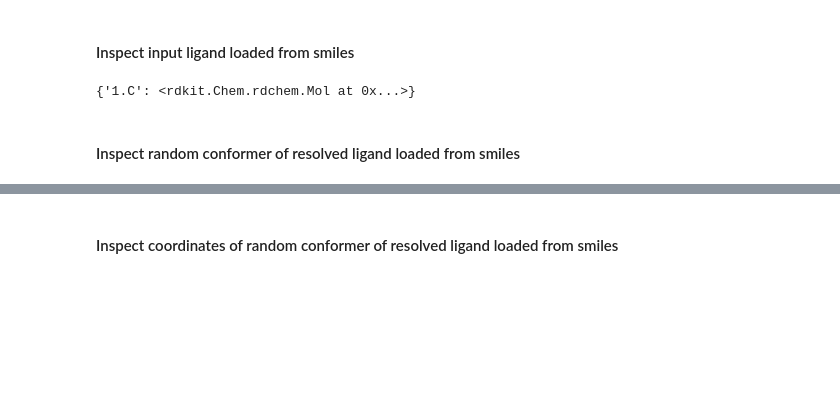
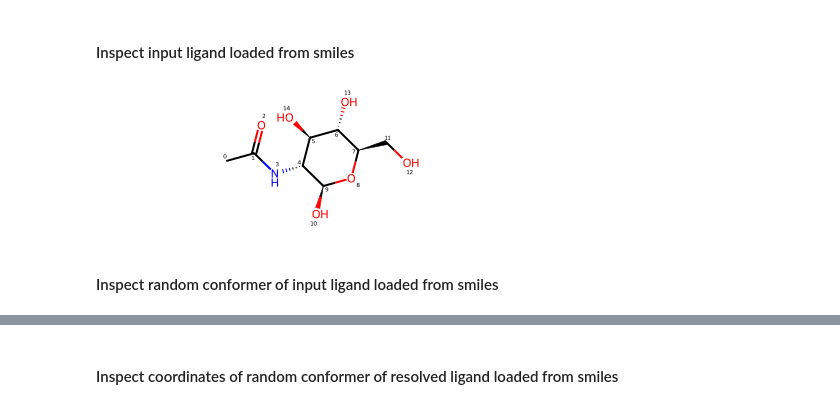
Before and after one commit to plinder-org/plinder, a Jupyter notebook: docs/examples/loader_examples.ipynb, the cells around one changed output, grey strips where cells are left out. Saved outputs shown, nothing was run; the diff lists cells and outputs as text; code cells hidden in the pictures; blank space fills up the shorter version.

```diff
--- a/docs/examples/loader_examples.ipynb
+++ b/docs/examples/loader_examples.ipynb
@@ -16,9 +105,13 @@ from pathlib import Path
 # %%
-ROOT_DIR = Path("/Users/yusuf/.local/share")
+plix = "1avd__1__1.A__1.C"
+
+ROOT_DIR = Path.home() / ".local/share"
 holo_struc = Structure.load_structure(
-    id="1avd__1__1.A__1.C",
-    protein_path=ROOT_DIR/"plinder/2024-06/v2/systems/1avd__1__1.A__1.C/receptor.cif",
-    protein_sequence=ROOT_DIR/"plinder/2024-06/v2/systems/1avd__1__1.A__1.C/sequences.fasta",
-    list_ligand_sdf_and_input_smiles=[(ROOT_DIR/"plinder/2024-06/v2/systems/1avd__1__1.A__1.C/ligand_files/1.C.sdf"
-        , "CC(=O)N[C@@H]1[C@H]([C@@H]([C@H](O[C@H]1O)CO)O)O")]
-    )
+    id=plix,
+    protein_path=ROOT_DIR/f"plinder/2024-06/v2/systems/{plix}/receptor.cif",
+    protein_sequence=ROOT_DIR/f"plinder/2024-06/v2/systems/{plix}/sequences.fasta",
+    list_ligand_sdf_and_input_smiles=[(
+        ROOT_DIR/f"plinder/2024-06/v2/systems/{plix}/ligand_files/1.C.sdf",
+        "CC(=O)N[C@@H]1[C@H]([C@@H]([C@H](O[C@H]1O)CO)O)O"
+    )]
+)
@@ -150,10 +245,9 @@ holo_struc.resolved_ligand_mols #resolved_ligand_mols
 # %% [markdown]
 #### Inspect input  ligand loaded from smiles
 # %%
-holo_struc.input_ligand_templates #resolved_ligand_mols
-holo_struc.input_ligand_conformers  #resolved_ligand_conformers
+holo_struc.input_ligand_templates['1.C'] #resolved_ligand_mols
 # %% [output]
-{'1.C': <rdkit.Chem.rdchem.Mol at 0x...>}
+[figure, added]
 # %% [markdown]
-#### Inspect random conformer of resolved ligand loaded from smiles
+#### Inspect random conformer of input ligand loaded from smiles
 # %%
```
Also changed, not shown: parts of 62 cells of this notebook, 2 other files.
